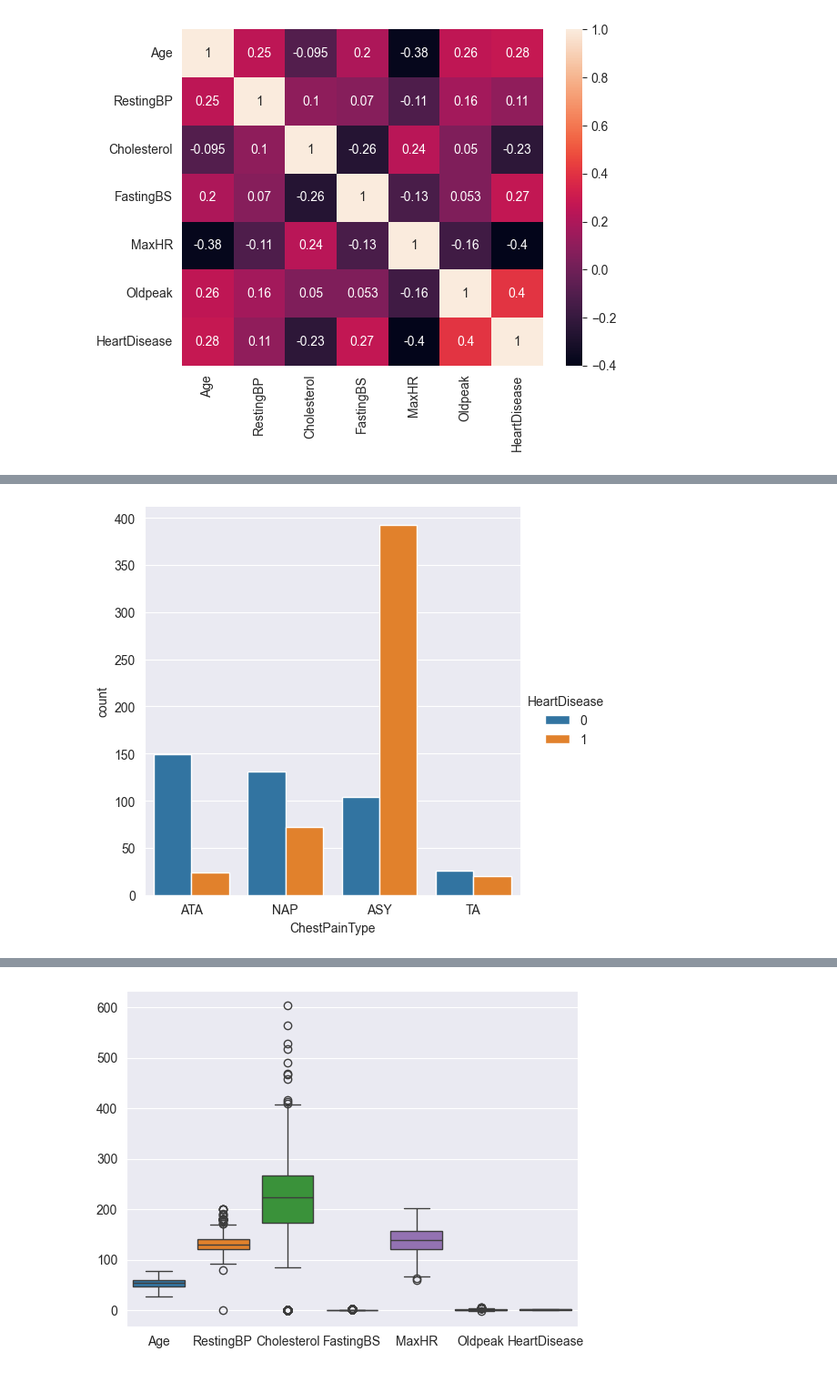
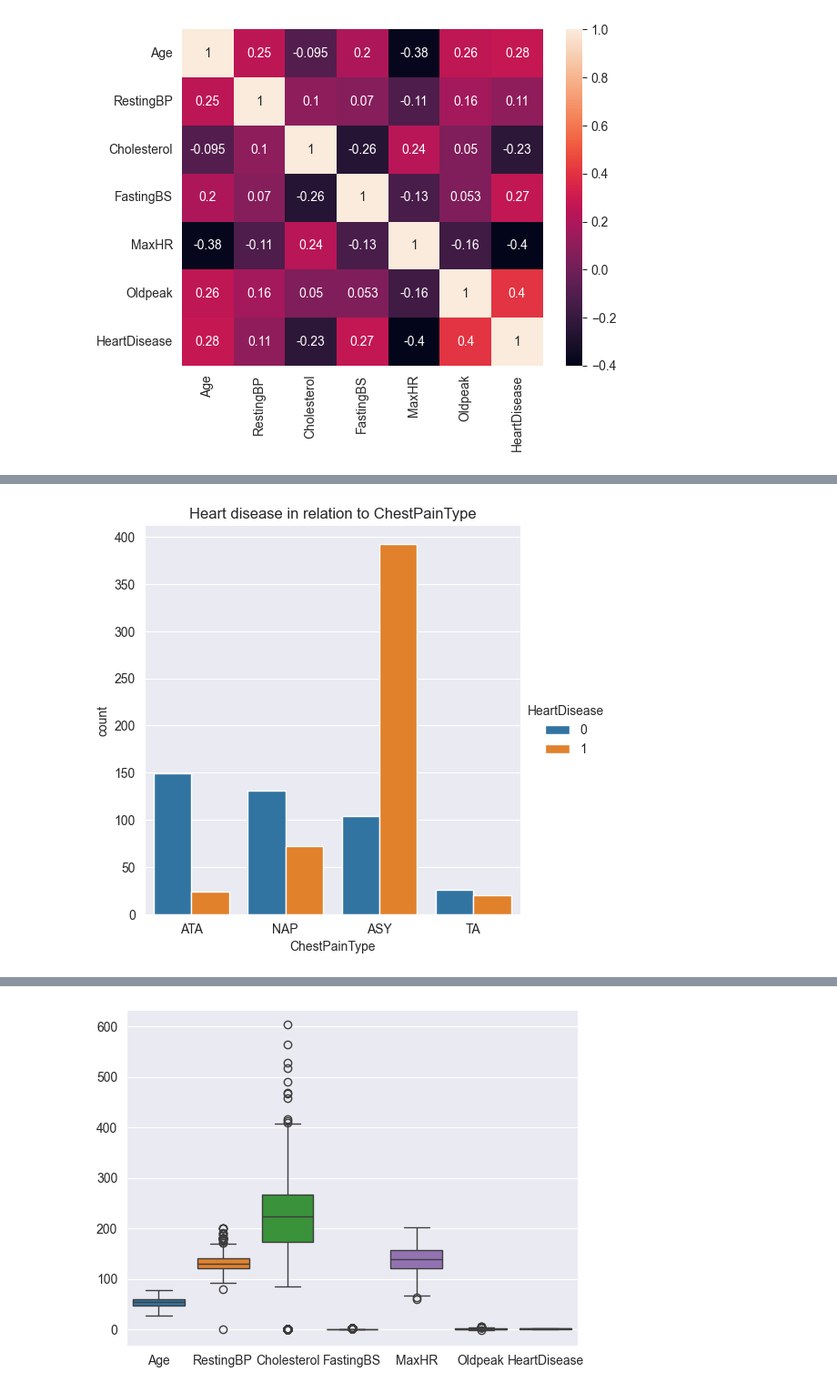
Before and after one commit to gatiengnv/heart_disease_detection, a Jupyter notebook: main.ipynb, the cells around one changed output, grey strips where cells are left out. Shown at 91% size. Drawn from its saved outputs; the diff is of its cells as text; code cells hidden in the pictures.

```diff
--- a/main.ipynb
+++ b/main.ipynb
@@ -74,8 +75,9 @@ Proportion of men with heart disease: 0.6317241379310344 %
 Proportion of women with heart disease: 0.25906735751295334 %
 # %%
 sns.catplot(data=df, x="ChestPainType", hue="HeartDisease", kind="count")
+plt.title("Heart disease in relation to ChestPainType")
 plt.show()
 # %% [output]
-[figure, old version]
+[figure, new version]
 # %%
 sns.catplot(df, x="RestingECG", hue="HeartDisease", kind="count")
```
Also changed, not shown: parts of 6 cells of this notebook.
